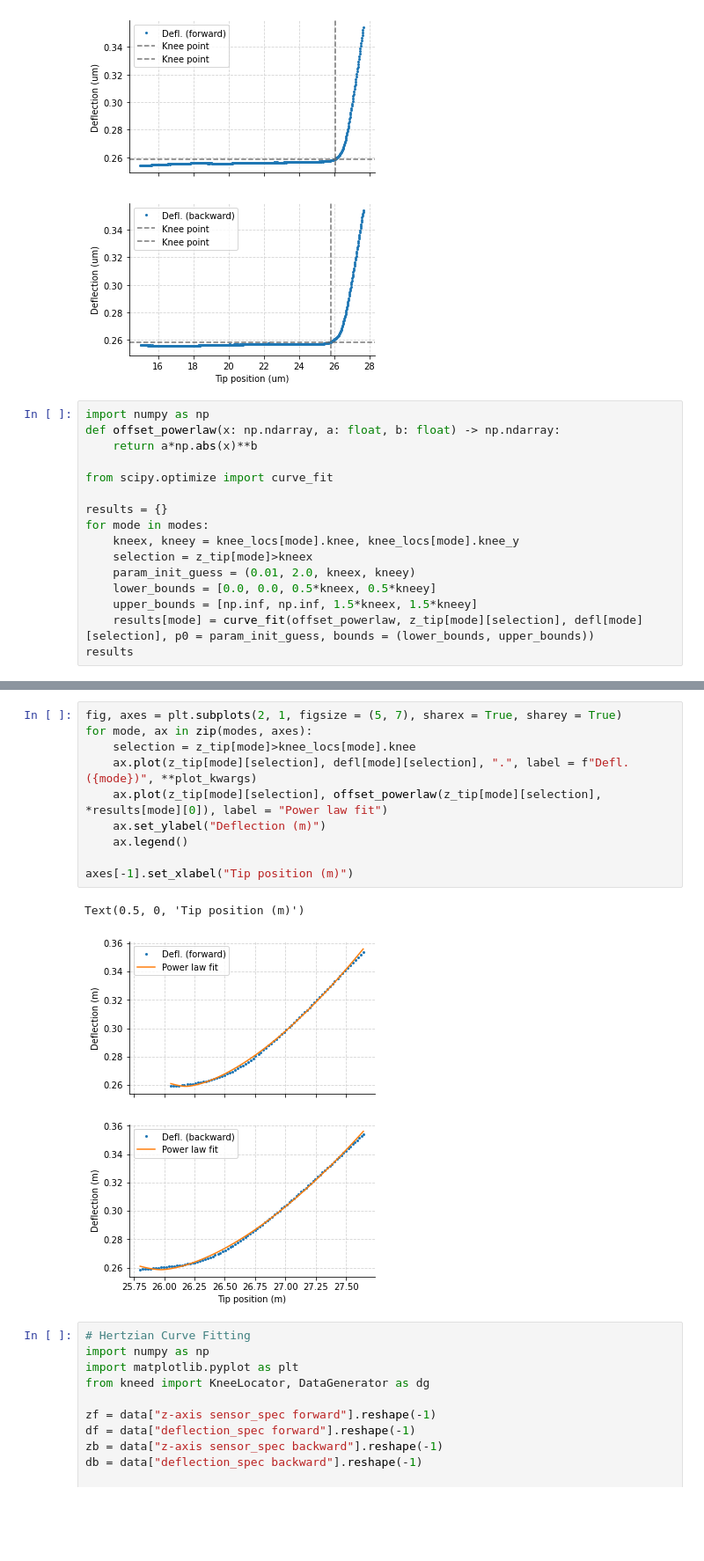
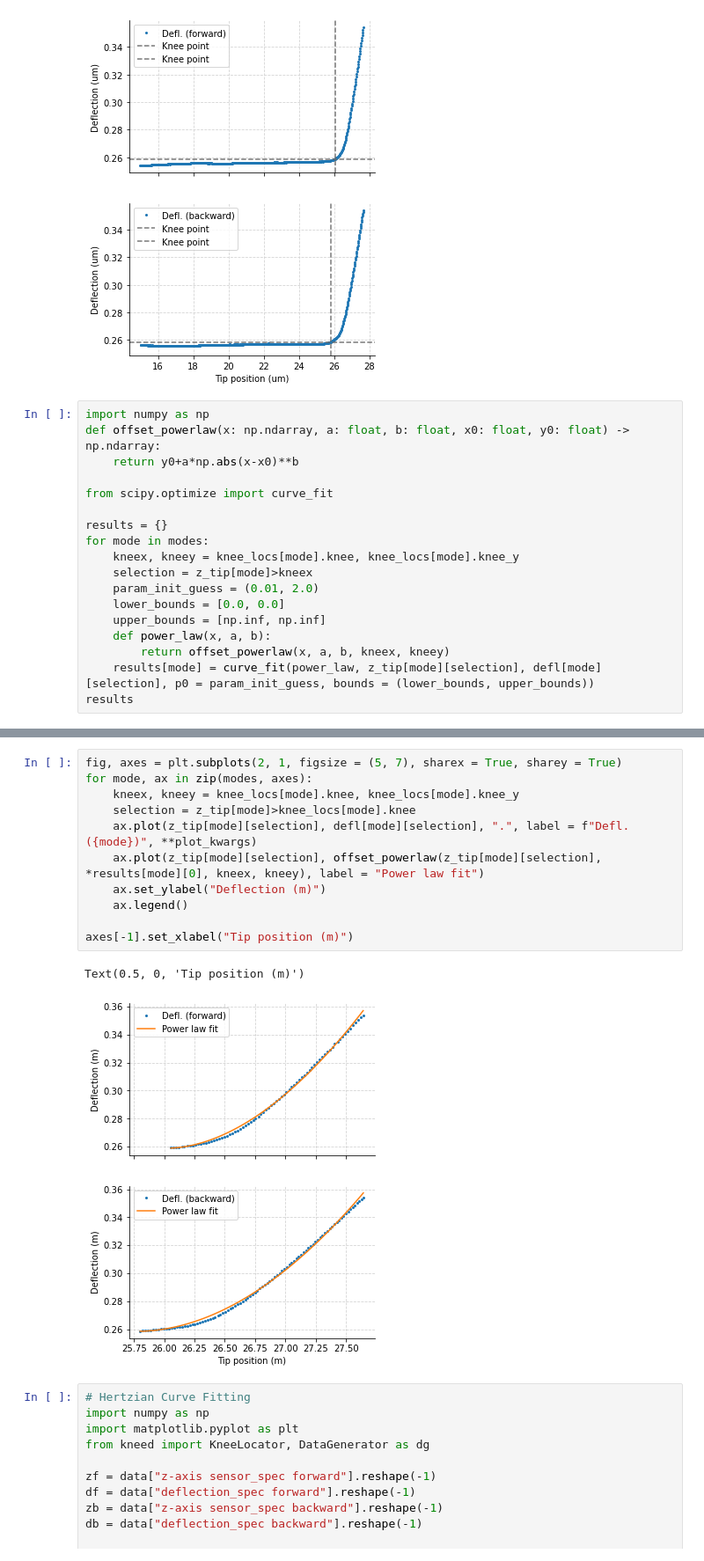
Before and after one commit to sungwoo306/Hydrogel, a Jupyter notebook: notebooks/20230106/highly entangled hydrogel(C=3.2).ipynb, the cells around one changed output, grey strips where cells are left out. Shown at 88% size. Drawn from its saved outputs; the diff is of its cells as text; blank space fills up the shorter version.

Commit message:
Curve fitting with fixed x0, y0 (revised)

```diff
--- a/notebooks/20230106/highly entangled hydrogel(C=3.2).ipynb
+++ b/notebooks/20230106/highly entangled hydrogel(C=3.2).ipynb
@@ -69,8 +69,8 @@ Text(0.5, 0, 'Tip position (um)')
 [figure]
 # %%
 import numpy as np
-def offset_powerlaw(x: np.ndarray, a: float, b: float) -> np.ndarray:
-    return a*np.abs(x)**b
+def offset_powerlaw(x: np.ndarray, a: float, b: float, x0: float, y0: float) -> np.ndarray:
+    return y0+a*np.abs(x-x0)**b
 
 from scipy.optimize import curve_fit
 
@@ -78,9 +78,11 @@ results = {}
 for mode in modes:
     kneex, kneey = knee_locs[mode].knee, knee_locs[mode].knee_y
     selection = z_tip[mode]>kneex
-    param_init_guess = (0.01, 2.0, kneex, kneey)
-    lower_bounds = [0.0, 0.0, 0.5*kneex, 0.5*kneey]
-    upper_bounds = [np.inf, np.inf, 1.5*kneex, 1.5*kneey]
-    results[mode] = curve_fit(offset_powerlaw, z_tip[mode][selection], defl[mode][selection], p0 = param_init_guess, bounds = (lower_bounds, upper_bounds))
+    param_init_guess = (0.01, 2.0)
+    lower_bounds = [0.0, 0.0]
+    upper_bounds = [np.inf, np.inf]
+    def power_law(x, a, b):
+        return offset_powerlaw(x, a, b, kneex, kneey)
+    results[mode] = curve_fit(power_law, z_tip[mode][selection], defl[mode][selection], p0 = param_init_guess, bounds = (lower_bounds, upper_bounds))
 results
 # %% [output]
@@ -105,16 +95,17 @@ results
 # %%
 fig, axes = plt.subplots(2, 1, figsize = (5, 7), sharex = True, sharey = True)
 for mode, ax in zip(modes, axes):
+    kneex, kneey = knee_locs[mode].knee, knee_locs[mode].knee_y
     selection = z_tip[mode]>knee_locs[mode].knee
     ax.plot(z_tip[mode][selection], defl[mode][selection], ".", label = f"Defl. ({mode})", **plot_kwargs)
-    ax.plot(z_tip[mode][selection], offset_powerlaw(z_tip[mode][selection], *results[mode][0]), label = "Power law fit")
+    ax.plot(z_tip[mode][selection], offset_powerlaw(z_tip[mode][selection], *results[mode][0], kneex, kneey), label = "Power law fit")
     ax.set_ylabel("Deflection (m)")
     ax.legend()
 
 axes[-1].set_xlabel("Tip position (m)")
 # %% [output]
 Text(0.5, 0, 'Tip position (m)')
-[figure, old version]
+[figure, new version]
 # %%
 # Hertzian Curve Fitting
 import numpy as np
```
Also changed, not shown: parts of 1 cell of this notebook.
